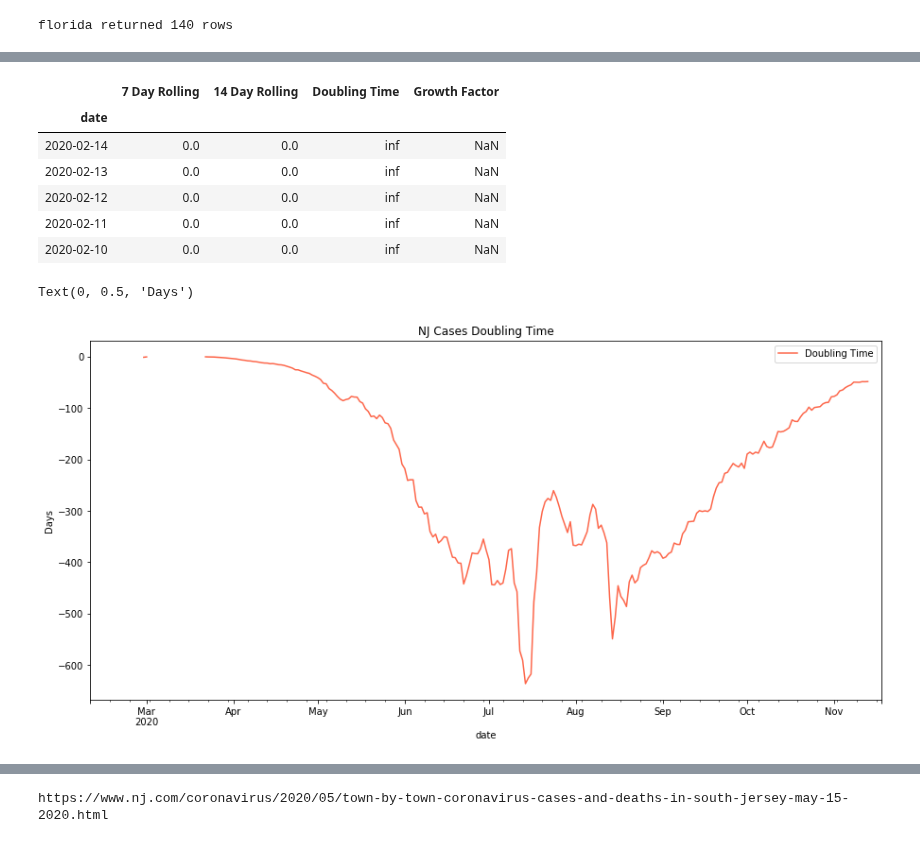
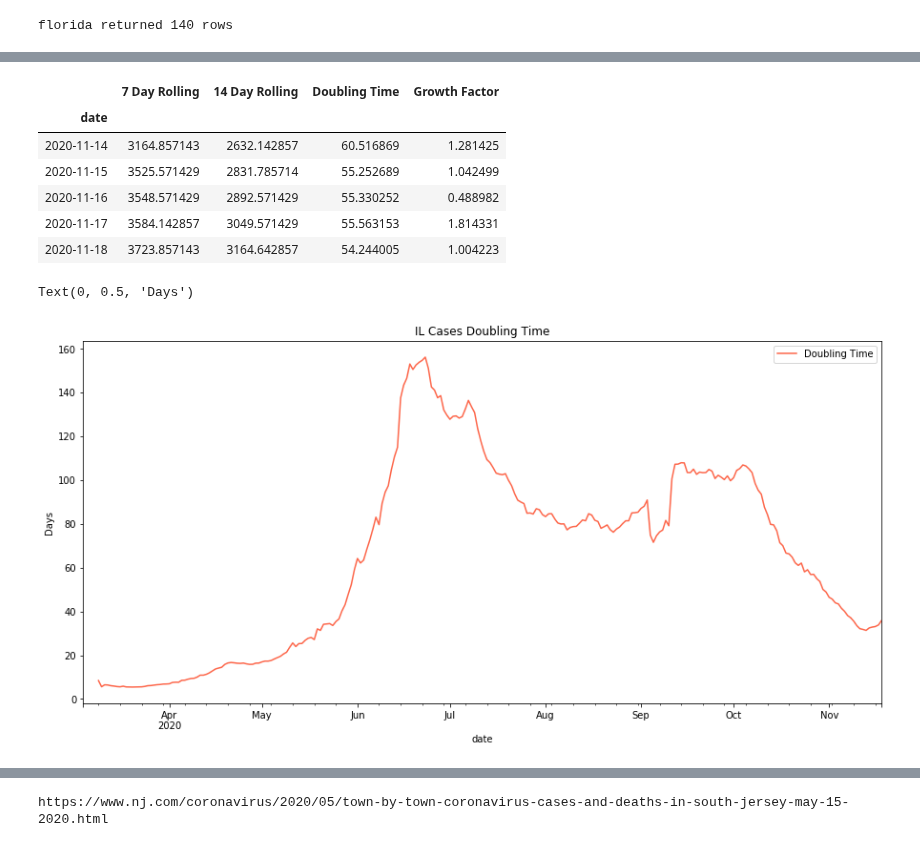
Before and after one commit to kaumaron/NJcomCOVIDData, a Jupyter notebook: NJcomCOVIDExtract-Timeseries.ipynb, the cells around one changed output, grey strips where cells are left out. Cells and saved outputs as stored; diff of their text form; code cells hidden in the pictures.

```diff
--- a/NJcomCOVIDExtract-Timeseries.ipynb
+++ b/NJcomCOVIDExtract-Timeseries.ipynb
@@ -209,7 +209,7 @@ def get_state_data(state, states_data):
     # state = state.lower().replace(' ', '-')
     # read historical data table from covidtracking.com and invert the order
     # data is presented most recent to oldest
-    df = states_data[states_data.state == abbrev_dict[state]].copy()
+    df = states_data[states_data.state == abbrev_dict[state]].iloc[::-1].copy()
     # drop irrelevant columns
     #df.drop(['Screenshots (ET)', 'Pending'], axis=1, inplace = True)
 
@@ -249,6 +249,6 @@ def get_state_data(state, states_data):
 
     return df
 # %%
-nj = get_state_data('New Jersey', states_data)
+nj = get_state_data('Illinois', states_data)
 #state_plots('New Jersey', get_state_data('New Jersey'), close=False, save=False)
 # %% [output]
@@ -296,22 +296,22 @@ nj[['7 Day Rolling','14 Day Rolling', 'Doubling Time','Growth Factor']].tail()
 # %% [output]
 |  | 7 Day Rolling | 14 Day Rolling | Doubling Time | Growth Factor |
 | date |  |  |  |  |
-| 2020-02-14 | 0.0 | 0.0 | inf | NaN |
-| 2020-02-13 | 0.0 | 0.0 | inf | NaN |
-| 2020-02-12 | 0.0 | 0.0 | inf | NaN |
-| 2020-02-11 | 0.0 | 0.0 | inf | NaN |
-| 2020-02-10 | 0.0 | 0.0 | inf | NaN |
+| 2020-11-14 | 3164.857143 | 2632.142857 | 60.516869 | 1.281425 |
+| 2020-11-15 | 3525.571429 | 2831.785714 | 55.252689 | 1.042499 |
+| 2020-11-16 | 3548.571429 | 2892.571429 | 55.330252 | 0.488982 |
+| 2020-11-17 | 3584.142857 | 3049.571429 | 55.563153 | 1.814331 |
+| 2020-11-18 | 3723.857143 | 3164.642857 | 54.244005 | 1.004223 |
 # %%
 nj[['Doubling Time']].plot(figsize=(15,7),
-        title = 'NJ Cases Doubling Time',
+        title = 'IL Cases Doubling Time',
         style=['-'],
         linewidth = 1.5,
         kind='line',
         color = ['xkcd:orange red'],
         alpha = 0.8
         ).set_ylabel('Days')
 # %% [output]
 Text(0, 0.5, 'Days')
-[figure, old version]
+[figure, new version]
 # %%
 for state in states:
```
Also changed, not shown: parts of 6 cells of this notebook.
